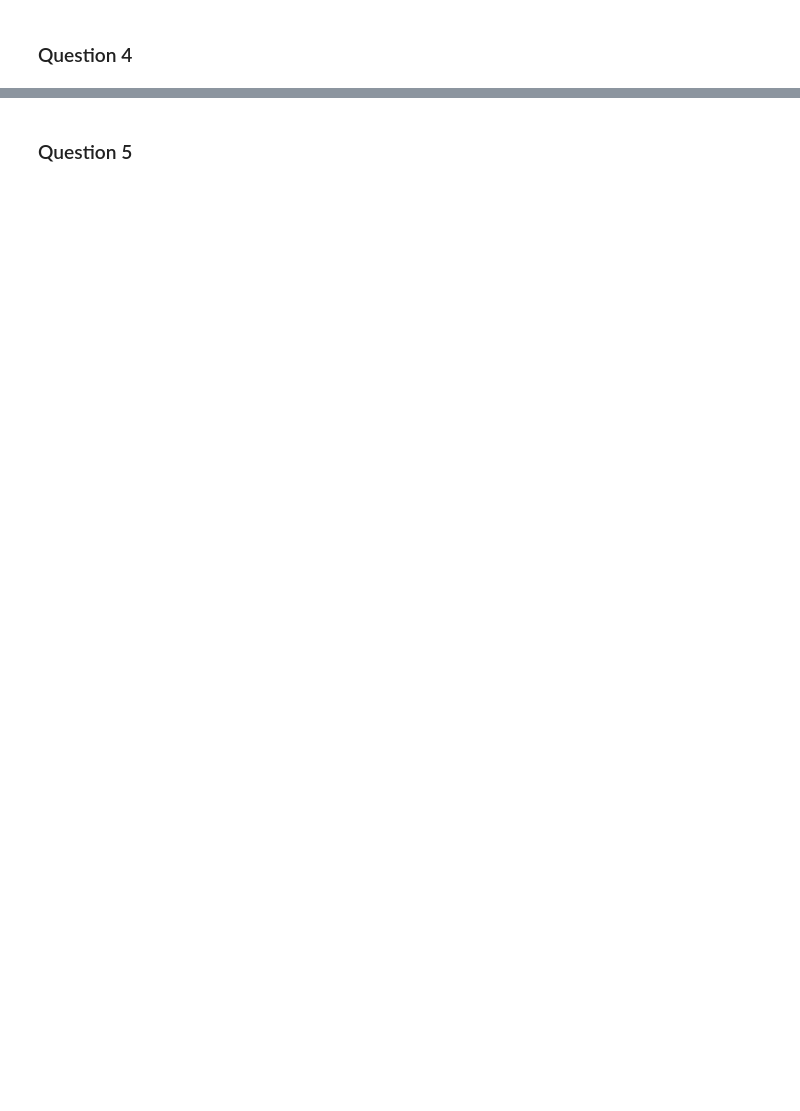
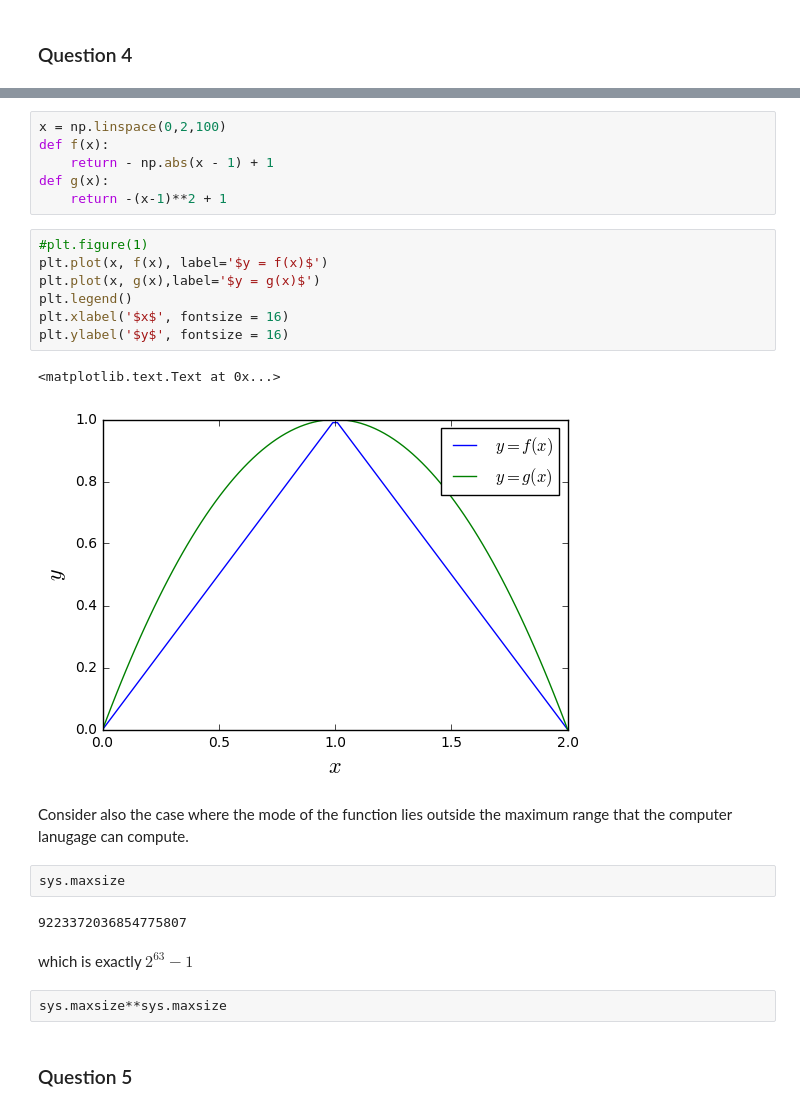
Before and after one commit to christopher-turnbull/mathsIB, a Jupyter notebook: sheets/CATAM/1.1 Golden Search.ipynb, the cells around one changed output, grey strips where cells are left out. Drawn from its saved outputs; the diff is of its cells as text; blank space fills up the shorter version.

```diff
--- a/sheets/CATAM/1.1 Golden Search.ipynb
+++ b/sheets/CATAM/1.1 Golden Search.ipynb
@@ -74,2 +137,28 @@ The properties of $f$ that determine the numerical accuracy attainable are to do
+# %%
+x = np.linspace(0,2,100)
+def f(x):
+    return - np.abs(x - 1) + 1
+def g(x):
+    return -(x-1)**2 + 1
+# %%
+#plt.figure(1)
+plt.plot(x, f(x), label='$y = f(x)$')
+plt.plot(x, g(x),label='$y = g(x)$')
+plt.legend()
+plt.xlabel('$x$', fontsize = 16)
+plt.ylabel('$y$', fontsize = 16)
+# %% [output]
+<matplotlib.text.Text at 0x...>
+[figure, added]
+# %% [markdown]
+Consider also the case where the mode of the function lies outside the maximum range that the computer lanugage can compute.
+# %%
+sys.maxsize
+# %% [output]
+9223372036854775807
+# %% [markdown]
+which is exactly $2^{63} - 1$
+# %%
+sys.maxsize**sys.maxsize
 # %% [markdown]
 ### Question 5
```
Also changed, not shown: parts of 86 cells of this notebook, 21 other files.
